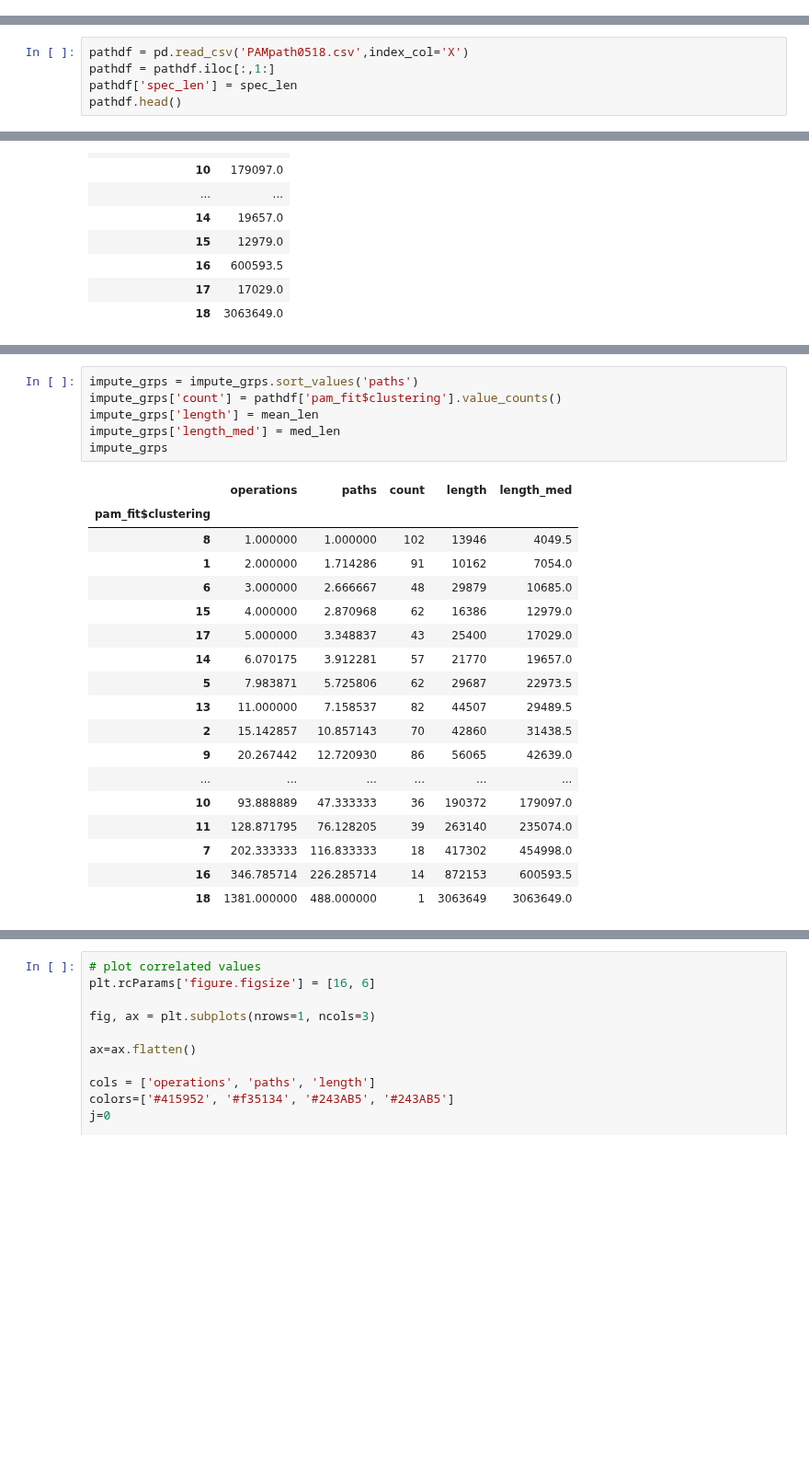
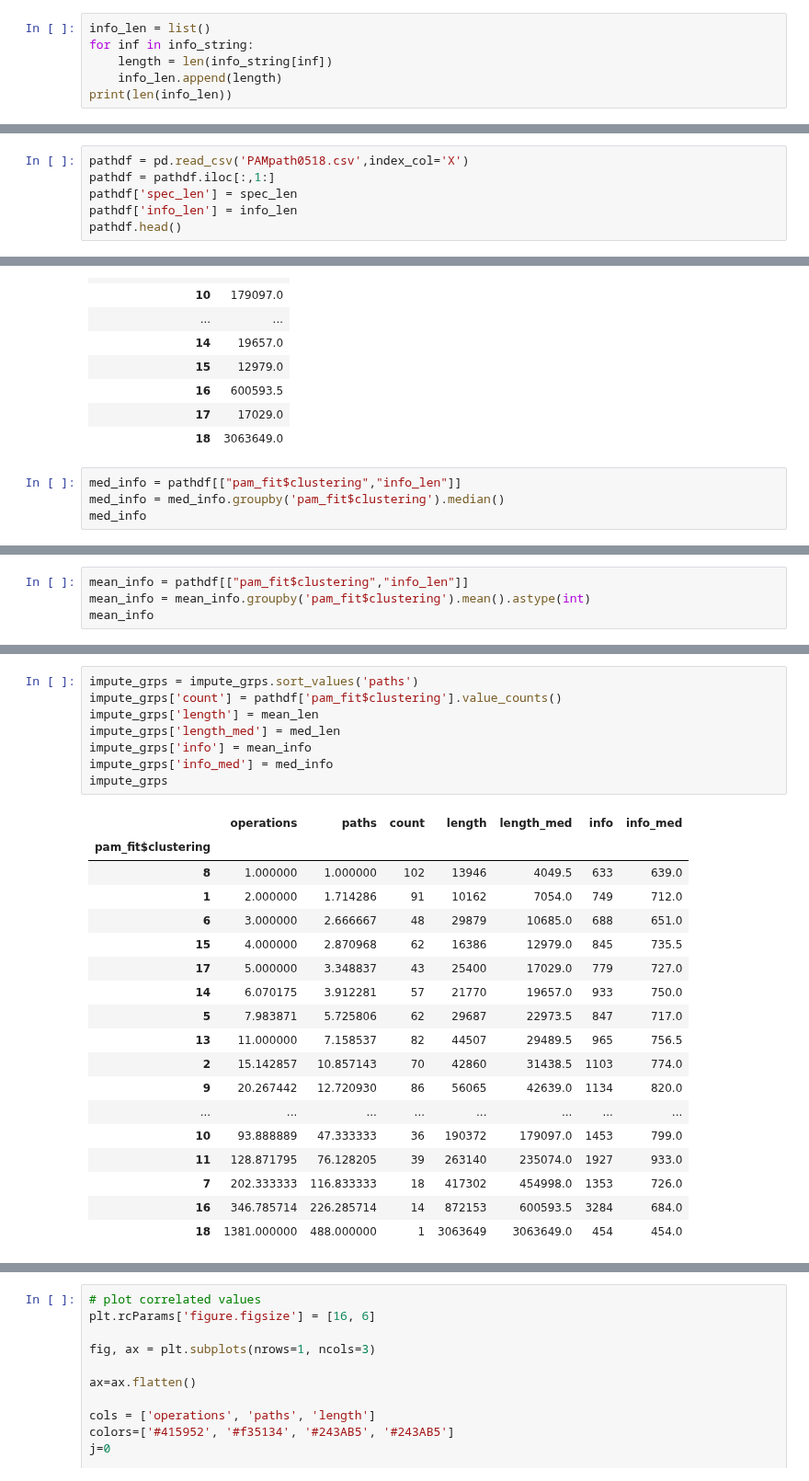
Before and after one commit to pmanlukas/thesisdata, a Jupyter notebook: Analyse Cluster.ipynb, the cells around one changed output, grey strips where cells are left out. Shown at 92% size. Drawn from its saved outputs; the diff is of its cells as text; blank space fills up the shorter version.

```diff
--- a/Analyse Cluster.ipynb
+++ b/Analyse Cluster.ipynb
@@ -75,0 +131,6 @@ with open('obj/spec_len.pkl', 'wb') as handle:
+# %%
+info_len = list()
+for inf in info_string:
+    length = len(info_string[inf])
+    info_len.append(length)
+print(len(info_len))
@@ -79,5 +170,6 @@ with open('obj/spec_len.pkl', 'wb') as handle:
 pathdf = pd.read_csv('PAMpath0518.csv',index_col='X')
 pathdf = pathdf.iloc[:,1:]
 pathdf['spec_len'] = spec_len
+pathdf['info_len'] = info_len
 pathdf.head()
 # %% [output]
@@ -356,3 +452,7 @@ med_len
 | 16 | 600593.5 |
 | 17 | 17029.0 |
 | 18 | 3063649.0 |
+# %%
+med_info = pathdf[["pam_fit$clustering","info_len"]]
+med_info = med_info.groupby('pam_fit$clustering').median()
+med_info
@@ -358,0 +478,4 @@ med_len
+# %%
+mean_info = pathdf[["pam_fit$clustering","info_len"]]
+mean_info = mean_info.groupby('pam_fit$clustering').mean().astype(int)
+mean_info
@@ -359,25 +501,27 @@ med_len
 # %%
 impute_grps = impute_grps.sort_values('paths')
 impute_grps['count'] = pathdf['pam_fit$clustering'].value_counts()
 impute_grps['length'] = mean_len
 impute_grps['length_med'] = med_len
+impute_grps['info'] = mean_info
+impute_grps['info_med'] = med_info
 impute_grps
 # %% [output]
-|  | operations | paths | count | length | length_med |
-| pam_fit$clustering |  |  |  |  |  |
-| 8 | 1.000000 | 1.000000 | 102 | 13946 | 4049.5 |
-| 1 | 2.000000 | 1.714286 | 91 | 10162 | 7054.0 |
-| 6 | 3.000000 | 2.666667 | 48 | 29879 | 10685.0 |
-| 15 | 4.000000 | 2.870968 | 62 | 16386 | 12979.0 |
-| 17 | 5.000000 | 3.348837 | 43 | 25400 | 17029.0 |
-| 14 | 6.070175 | 3.912281 | 57 | 21770 | 19657.0 |
-| 5 | 7.983871 | 5.725806 | 62 | 29687 | 22973.5 |
-| 13 | 11.000000 | 7.158537 | 82 | 44507 | 29489.5 |
-| 2 | 15.142857 | 10.857143 | 70 | 42860 | 31438.5 |
-| 9 | 20.267442 | 12.720930 | 86 | 56065 | 42639.0 |
-| ... | ... | ... | ... | ... | ... |
-| 10 | 93.888889 | 47.333333 | 36 | 190372 | 179097.0 |
-| 11 | 128.871795 | 76.128205 | 39 | 263140 | 235074.0 |
-| 7 | 202.333333 | 116.833333 | 18 | 417302 | 454998.0 |
-| 16 | 346.785714 | 226.285714 | 14 | 872153 | 600593.5 |
-| 18 | 1381.000000 | 488.000000 | 1 | 3063649 | 3063649.0 |
+|  | operations | paths | count | length | length_med | info | info_med |
+| pam_fit$clustering |  |  |  |  |  |  |  |
+| 8 | 1.000000 | 1.000000 | 102 | 13946 | 4049.5 | 633 | 639.0 |
+| 1 | 2.000000 | 1.714286 | 91 | 10162 | 7054.0 | 749 | 712.0 |
+| 6 | 3.000000 | 2.666667 | 48 | 29879 | 10685.0 | 688 | 651.0 |
+| 15 | 4.000000 | 2.870968 | 62 | 16386 | 12979.0 | 845 | 735.5 |
+| 17 | 5.000000 | 3.348837 | 43 | 25400 | 17029.0 | 779 | 727.0 |
+| 14 | 6.070175 | 3.912281 | 57 | 21770 | 19657.0 | 933 | 750.0 |
+| 5 | 7.983871 | 5.725806 | 62 | 29687 | 22973.5 | 847 | 717.0 |
+| 13 | 11.000000 | 7.158537 | 82 | 44507 | 29489.5 | 965 | 756.5 |
+| 2 | 15.142857 | 10.857143 | 70 | 42860 | 31438.5 | 1103 | 774.0 |
+| 9 | 20.267442 | 12.720930 | 86 | 56065 | 42639.0 | 1134 | 820.0 |
+| ... | ... | ... | ... | ... | ... | ... | ... |
+| 10 | 93.888889 | 47.333333 | 36 | 190372 | 179097.0 | 1453 | 799.0 |
+| 11 | 128.871795 | 76.128205 | 39 | 263140 | 235074.0 | 1927 | 933.0 |
+| 7 | 202.333333 | 116.833333 | 18 | 417302 | 454998.0 | 1353 | 726.0 |
+| 16 | 346.785714 | 226.285714 | 14 | 872153 | 600593.5 | 3284 | 684.0 |
+| 18 | 1381.000000 | 488.000000 | 1 | 3063649 | 3063649.0 | 454 | 454.0 |
```
Also changed, not shown: parts of 36 cells of this notebook, 1 other file.
